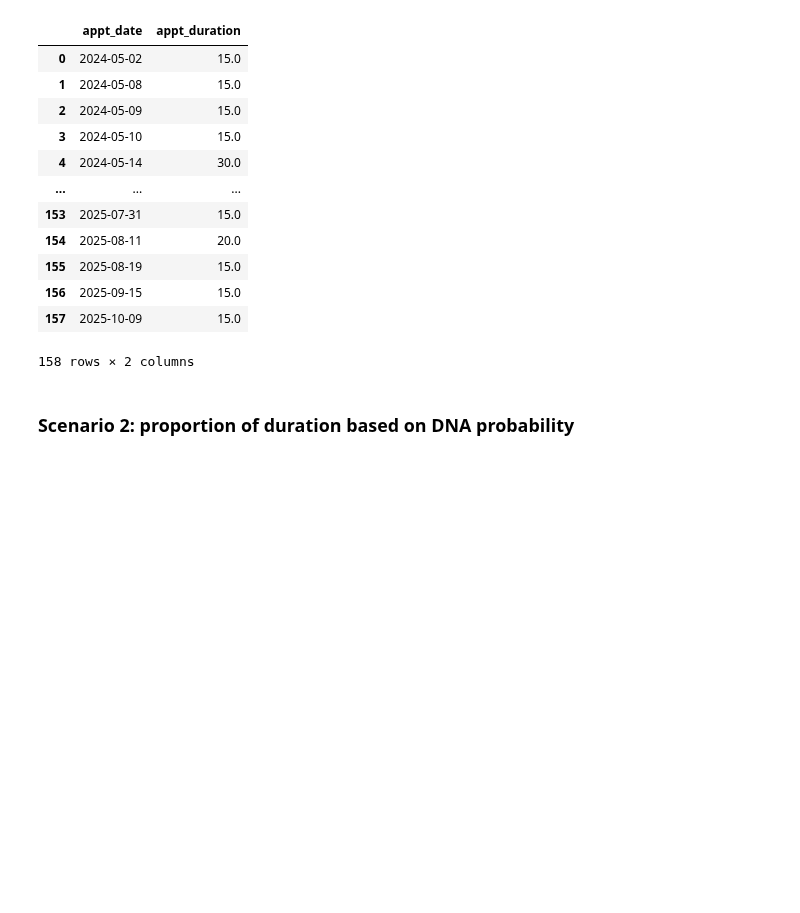
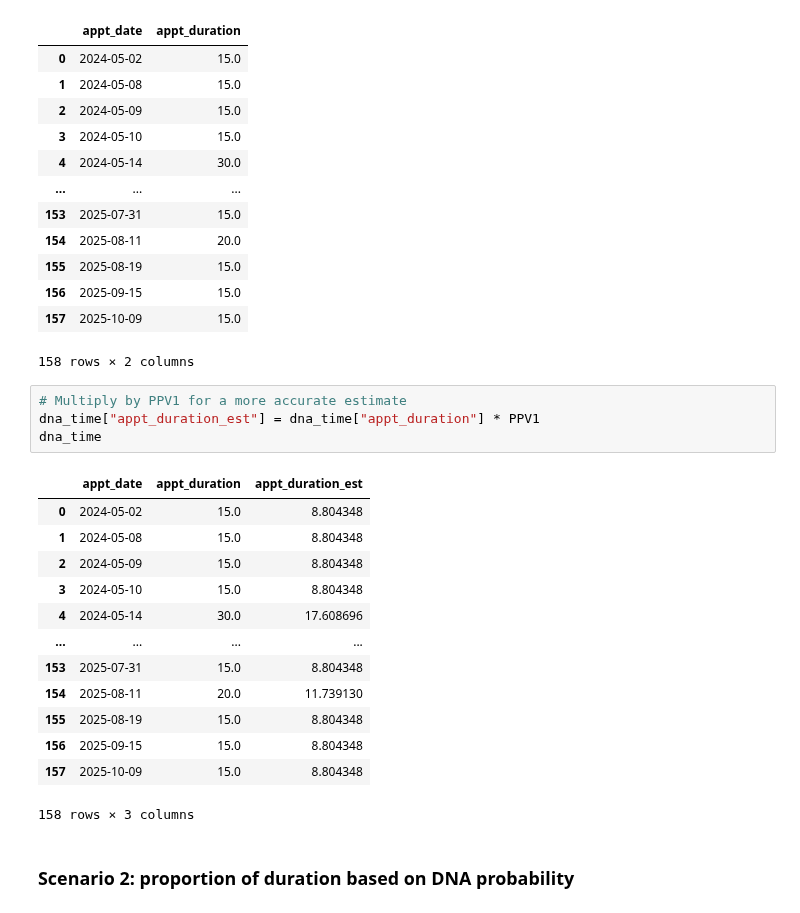
Before and after one commit to hallucinojenlee/hds_dna, a Jupyter notebook: scripts/calculate_DNA_time.ipynb, the cells around one changed output. Cells and saved outputs as stored; diff of their text form; blank space fills up the shorter version.

Commit message:
stored PPV1 and recalculate sum by multiplying it

```diff
--- a/scripts/calculate_DNA_time.ipynb
+++ b/scripts/calculate_DNA_time.ipynb
@@ -48,6 +51,24 @@ dna_time
 | 156 | 2025-09-15 | 15.0 |
 | 157 | 2025-10-09 | 15.0 |
 158 rows × 2 columns
+# %%
+# Multiply by PPV1 for a more accurate estimate
+dna_time["appt_duration_est"] = dna_time["appt_duration"] * PPV1
+dna_time
+# %% [output]
+|  | appt_date | appt_duration | appt_duration_est |
+| 0 | 2024-05-02 | 15.0 | 8.804348 |
+| 1 | 2024-05-08 | 15.0 | 8.804348 |
+| 2 | 2024-05-09 | 15.0 | 8.804348 |
+| 3 | 2024-05-10 | 15.0 | 8.804348 |
+| 4 | 2024-05-14 | 30.0 | 17.608696 |
+| ... | ... | ... | ... |
+| 153 | 2025-07-31 | 15.0 | 8.804348 |
+| 154 | 2025-08-11 | 20.0 | 11.739130 |
+| 155 | 2025-08-19 | 15.0 | 8.804348 |
+| 156 | 2025-09-15 | 15.0 | 8.804348 |
+| 157 | 2025-10-09 | 15.0 | 8.804348 |
+158 rows × 3 columns
 # %% [markdown]
 ### Scenario 2: proportion of duration based on DNA probability
 # %%
```
Also changed, not shown: parts of 1 cell of this notebook, 1 other file.
